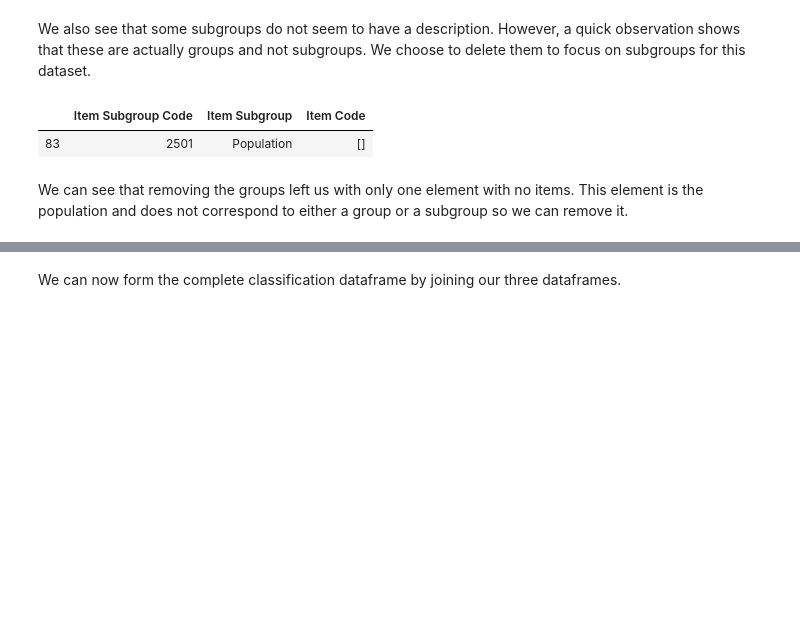
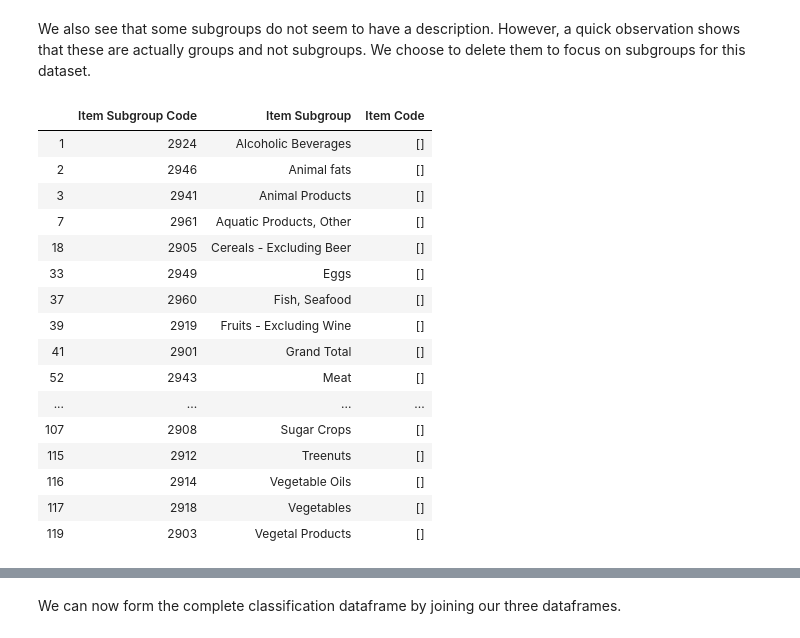
Before and after one commit to jlabhard/ADA_Project, a Jupyter notebook: milestone_2.ipynb, the cells around one changed output, grey strips where cells are left out. Saved outputs shown, nothing was run; the diff lists cells and outputs as text; code cells hidden in the pictures; blank space fills up the shorter version.

```diff
--- a/milestone_2.ipynb
+++ b/milestone_2.ipynb
@@ -491,5 +506,26 @@ In `items_subgroups` we notice that the item codes are contained in the descript
 items_subgroups['Item Code'] = items_subgroups['Item Code'].apply(lambda desc : re.findall(r"\d+", str(desc)))
 # %% [markdown]
 We also see that some subgroups do not seem to have a description. However, a quick observation shows that these are actually groups and not subgroups. We choose to delete them to focus on subgroups for this dataset.
+# %%
+"""Check subgroups withouth description"""
+items_subgroups[items_subgroups['Item Code'].apply(lambda x: len(x) == 0)]
+# %% [output]
+|  | Item Subgroup Code | Item Subgroup | Item Code |
+| 1 | 2924 | Alcoholic Beverages | [] |
+| 2 | 2946 | Animal fats | [] |
+| 3 | 2941 | Animal Products | [] |
+| 7 | 2961 | Aquatic Products, Other | [] |
+| 18 | 2905 | Cereals - Excluding Beer | [] |
+| 33 | 2949 | Eggs | [] |
+| 37 | 2960 | Fish, Seafood | [] |
+| 39 | 2919 | Fruits - Excluding Wine | [] |
+| 41 | 2901 | Grand Total | [] |
+| 52 | 2943 | Meat | [] |
+| ... | ... | ... | ... |
+| 107 | 2908 | Sugar Crops | [] |
+| 115 | 2912 | Treenuts | [] |
+| 116 | 2914 | Vegetable Oils | [] |
+| 117 | 2918 | Vegetables | [] |
+| 119 | 2903 | Vegetal Products | [] |
 # %%
 """Remove subgroups that correspond to groups"""
@@ -497,8 +532,0 @@ items_subgroups = items_subgroups[items_subgroups['Item Subgroup'].apply(lambda
-# %%
-"""Check subgroups with no items"""
-items_subgroups[items_subgroups['Item Code'].apply(lambda codes: len(codes) == 0)]
-# %% [output]
-|  | Item Subgroup Code | Item Subgroup | Item Code |
-| 83 | 2501 | Population | [] |
-# %% [markdown]
-We can see that removing the groups left us with only one element with no items. This element is the population and does not correspond to either a group or a subgroup so we can remove it.
```
Also changed, not shown: parts of 24 cells of this notebook.
